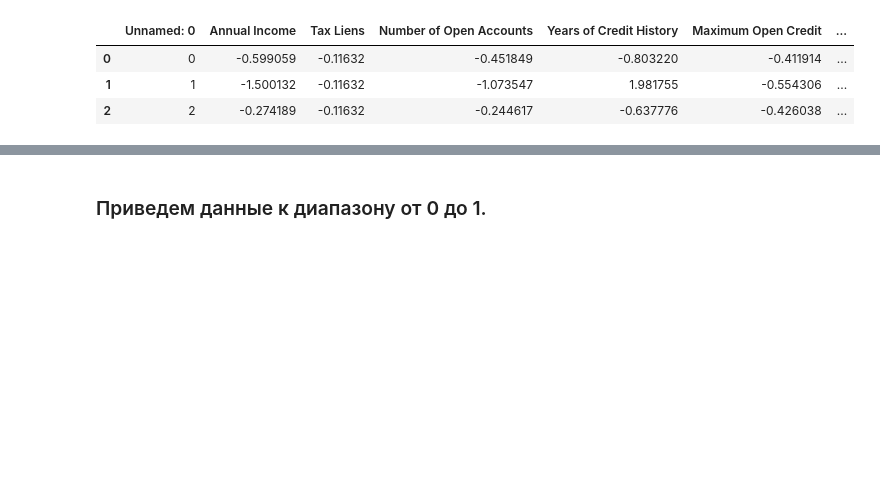
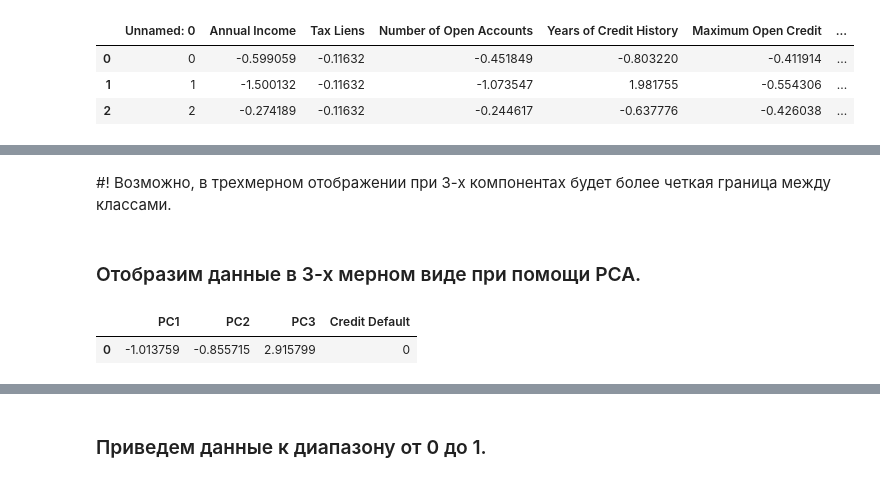
Before and after one commit to panzershracker/Neural-networks-introducing, a Jupyter notebook: NN_Intro_Project.ipynb, the cells around one changed output, grey strips where cells are left out. Drawn from its saved outputs; the diff is of its cells as text; code cells hidden in the pictures; blank space fills up the shorter version.

```diff
--- a/NN_Intro_Project.ipynb
+++ b/NN_Intro_Project.ipynb
@@ -66,0 +80,7 @@ df_test = df_test.drop(df_test.columns[0], axis=1)
+# %%
+# Отделим целевой признак от трейна.
+
+X = df_train.loc[:, df_train.columns != 'Credit Default']
+y = df_train['Credit Default']
+# %%
+X_standart = StandardScaler().fit_transform(X)
@@ -66,0 +101,16 @@ df_test = df_test.drop(df_test.columns[0], axis=1)
+# %% [markdown]
+#!
+Возможно, в трехмерном отображении при 3-х компонентах будет более четкая граница между классами.
+# %% [markdown]
+### Отобразим данные в 3-х мерном виде при помощи PCA.
+# %%
+pca_3 = PCA(n_components=3)
+X_pca_3 = pca_3.fit_transform(X_standart)
+# %%
+pca_3_df = pd.DataFrame(data=X_pca_3, columns=['PC1','PC2','PC3'])
+pca_3_df_full = pd.concat([pca_3_df, y], axis=1)
+# %%
+pca_3_df_full.head(1)
+# %% [output]
+|  | PC1 | PC2 | PC3 | Credit Default |
+| 0 | -1.013759 | -0.855715 | 2.915799 | 0 |
```
Also changed, not shown: parts of 41 cells of this notebook.
